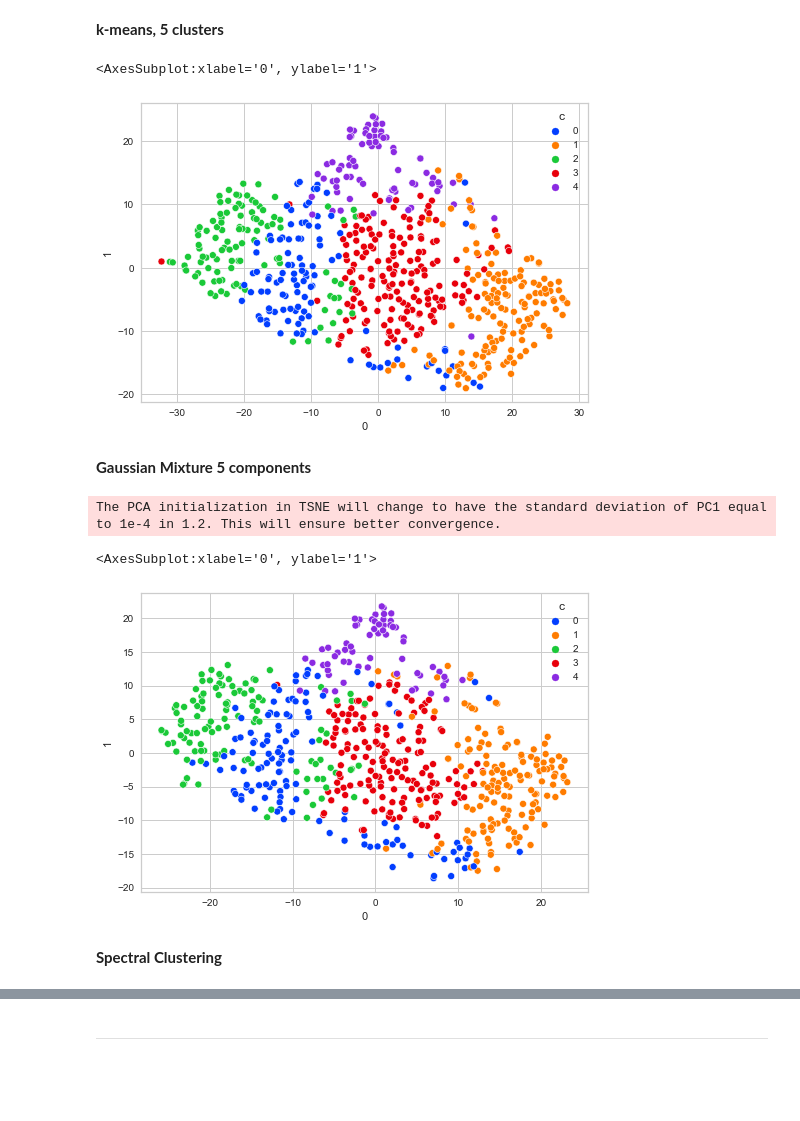
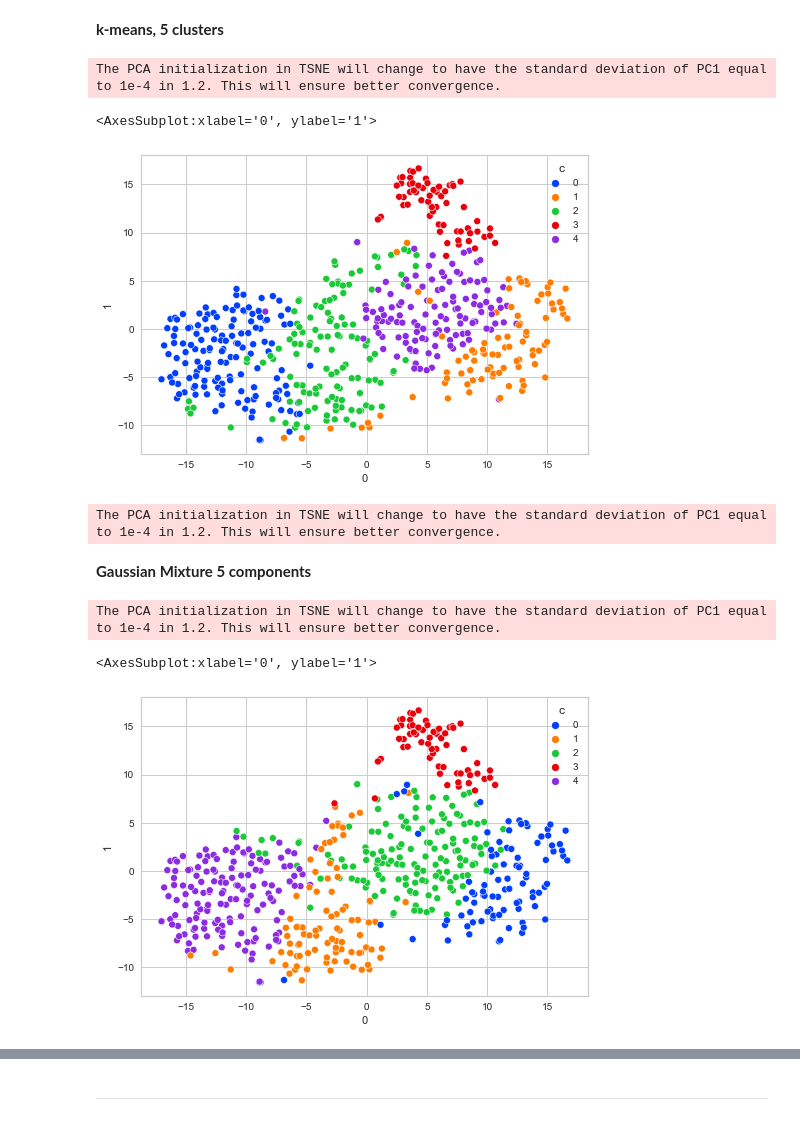
Before and after one commit to DKudryavtsev/BZCAT-Clustering, a Jupyter notebook: modeling_pca_twocolor.ipynb, the cells around one changed output, grey strips where cells are left out. Drawn from its saved outputs; the diff is of its cells as text; code cells hidden in the pictures; blank space fills up the shorter version.

```diff
--- a/modeling_pca_twocolor.ipynb
+++ b/modeling_pca_twocolor.ipynb
@@ -52,14 +53,13 @@ model_df = bzcat_scaled[cols]
 # %%
 pca = PCA(n_components=1)
+model_df['alphas'] = pca.fit_transform(bzcat_scaled[alphas])
 model_df['radio_var'] = pca.fit_transform(bzcat_scaled[radio_vars])
 model_df['color_panstarrs'] = pca.fit_transform(bzcat_scaled[colors_panstarrs])
 model_df['color_wise'] = pca.fit_transform(bzcat_scaled[colors_wise])
 model_df['opt_var'] = pca.fit_transform(bzcat_scaled[opt_vars])
 
-cols_copy = ['radio_var', 'color_panstarrs', 'color_wise', 'opt_var']
-bzcat[cols_copy] = model_df[cols_copy]
-#cols_drop = alphas + radio_vars + colors_panstarrs + colors_wise + opt_vars
-#blcat.drop(columns=cols_drop, inplace=True)
+cols_to_copy = ['alphas', 'radio_var','color_panstarrs', 'color_wise', 'opt_var']
+bzcat[cols_to_copy] = model_df[cols_to_copy]
 # %% [markdown]
 **Number of clusters**
 # %%
@@ -72,7 +72,7 @@ vis_distortion.show()
 # %%
 tree = AgglomerativeClustering(n_clusters=5, linkage='ward')
 cl_pred = tree.fit_predict(model_df)
-blcat['cluster_tree'] = cl_pred
+bzcat['cluster_tree'] = cl_pred
 
 # linkage: single, complete, average, weighted, centroid, median, ward
 linked = linkage(model_df, 'ward')
@@ -81,6 +81,6 @@ dendrogram(Z=linked,
             orientation='top',
             #labels=cl_pred,
             distance_sort='descending')
-plt.axhline(linestyle='--', y=4)
+plt.axhline(linestyle='--', y=4.5)
 plt.show()
 # %% [output]
@@ -99,43 +100,44 @@ sns.scatterplot(x=df_tsne[0], y=df_tsne[1], hue=df_tsne['c'],
 **k-means, 5 clusters**
 # %%
 kmeans = KMeans(n_clusters=5, random_state=42)
-blcat['cluster_kmeans'] = kmeans.fit_predict(model_df)
-tsne = TSNE(n_components=2, perplexity=35, init='pca', learning_rate='auto',
+bzcat['cluster_kmeans'] = kmeans.fit_predict(model_df)
+tsne = TSNE(n_components=2, perplexity=50, init='pca', learning_rate='auto',
             random_state=42)
 df_tsne = pd.DataFrame(tsne.fit_transform(model_df))
-df_tsne['c'] = blcat['cluster_kmeans']
+df_tsne['c'] = bzcat['cluster_kmeans']
 sns.scatterplot(x=df_tsne[0], y=df_tsne[1], hue=df_tsne['c'],
     palette='bright')
 # %% [output]
-<AxesSubplot:xlabel='0', ylabel='1'>
+The PCA initialization in TSNE will change to have the standard deviation of PC1 equal to 1e-4 in 1.2. This will ensure better convergence.
+<AxesSubplot:xlabel='0', ylabel='1'>
-[figure, old version]
+[figure, new version]
 # %%
 kmeans = KMeans(n_clusters=5, random_state=42)
-blcat['cluster_kmeans'] = kmeans.fit_predict(model_df)
-tsne = TSNE(n_components=3, perplexity=40, init='pca', learning_rate='auto',
+bzcat['cluster_kmeans'] = kmeans.fit_predict(model_df)
+tsne = TSNE(n_components=3, perplexity=50, init='pca', learning_rate='auto',
             random_state=42)
 df_tsne = pd.DataFrame(tsne.fit_transform(model_df))
-df_tsne['c'] = blcat['cluster_kmeans']
+df_tsne['c'] = bzcat['cluster_kmeans']
 fig = px.scatter_3d(x=df_tsne[0], y=df_tsne[1], z=df_tsne[2],
               color=df_tsne['c'], width=650, height=400)
 fig.update_traces(marker={'size':3}, marker_line_width=0.5)
 fig.show()
+# %% [output]
+The PCA initialization in TSNE will change to have the standard deviation of PC1 equal to 1e-4 in 1.2. This will ensure better convergence.
 # %% [markdown]
 **Gaussian Mixture 5 components**
 # %%
 gmixture = GaussianMixture(n_components=5, covariance_type='spherical',
                            random_state=42)
-blcat['cluster_gm'] = gmixture.fit_predict(model_df)
+bzcat['cluster_gm'] = gmixture.fit_predict(model_df)
 
-tsne = TSNE(n_components=2, perplexity=40, init='pca', learning_rate='auto',
+tsne = TSNE(n_components=2, perplexity=50, init='pca', learning_rate='auto',
             random_state=42)
 df_tsne = pd.DataFrame(tsne.fit_transform(model_df))
-df_tsne['c'] = blcat['cluster_gm']
+df_tsne['c'] = bzcat['cluster_gm']
 sns.scatterplot(x=df_tsne[0], y=df_tsne[1], hue=df_tsne['c'],
     palette='bright')
 # %% [output]
 The PCA initialization in TSNE will change to have the standard deviation of PC1 equal to 1e-4 in 1.2. This will ensure better convergence.
 <AxesSubplot:xlabel='0', ylabel='1'>
-[figure, old version]
+[figure, new version]
-# %% [markdown]
-**Spectral Clustering**
```
Also changed, not shown: parts of 42 cells of this notebook.
